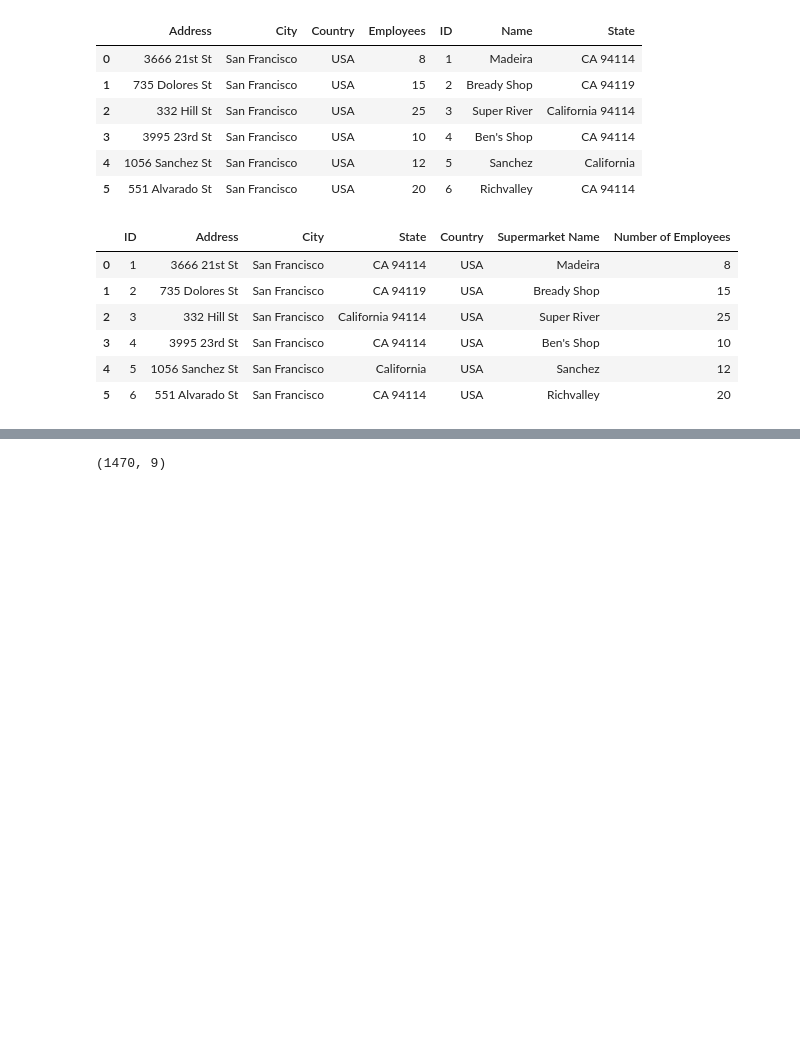
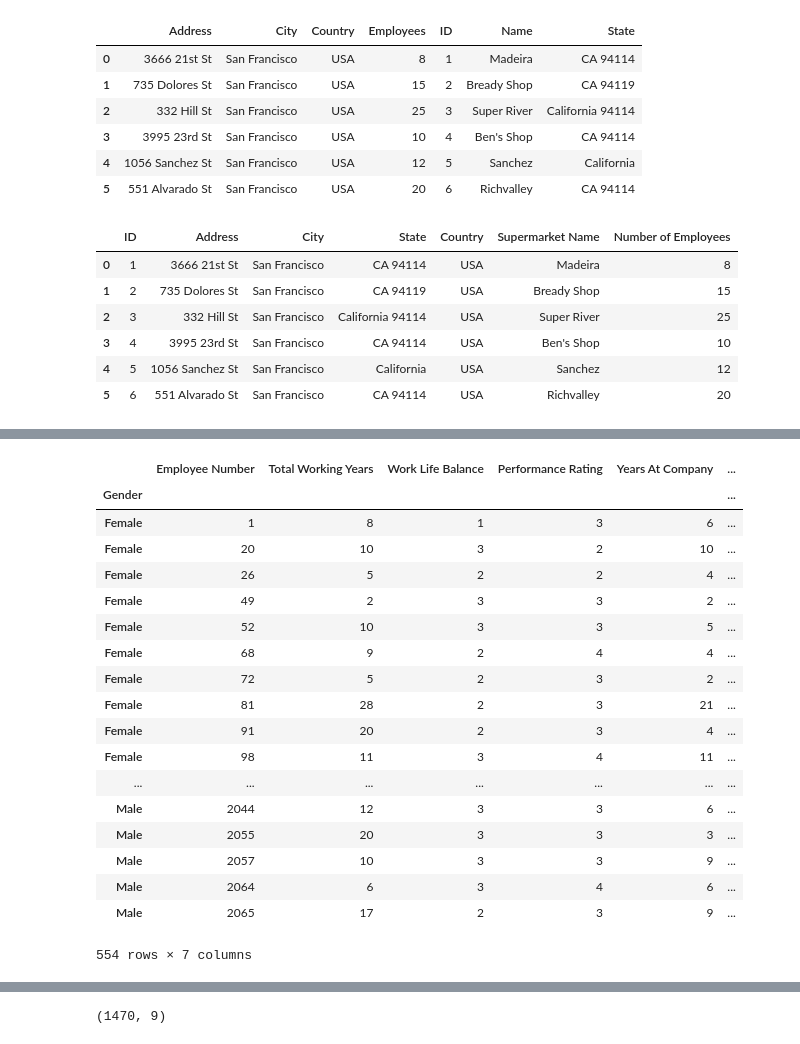
Before and after one commit to singsuyash/gcdai, a Jupyter notebook: notes/class-30-31-march.ipynb, the cells around one changed output, grey strips where cells are left out. Drawn from its saved outputs; the diff is of its cells as text; code cells hidden in the pictures; blank space fills up the shorter version.

```diff
--- a/notes/class-30-31-march.ipynb
+++ b/notes/class-30-31-march.ipynb
@@ -396,4 +396,4 @@ excel_df
 | 4 | 5 | 1056 Sanchez St | San Francisco | California | USA | Sanchez | 12 |
 | 5 | 6 | 551 Alvarado St | San Francisco | CA 94114 | USA | Richvalley | 20 |
 # %%
-employee_df = pd.read_csv('https://raw.githubusercontent.com/insaid2018/Term-1/master/Data/Casestudy/Employee%20data.csv'
+employee_df = pd.read_csv('https://raw.githubusercontent.com/insaid2018/Term-1/master/Data/Casestudy/Employee%20data.csv')
@@ -406,0 +409,22 @@ employee_df = pd.read_csv('https://raw.githubusercontent.com/insaid2018/Term-1/m
+# %%
+employee_df.set_index(["Gender","Skills"]).xs('Sales',level="Skills")
+# %% [output]
+|  | Employee Number | Total Working Years | Work Life Balance | Performance Rating | Years At Company | ... |
+| Gender |  |  |  |  |  | ... |
+| Female | 1 | 8 | 1 | 3 | 6 | ... |
+| Female | 20 | 10 | 3 | 2 | 10 | ... |
+| Female | 26 | 5 | 2 | 2 | 4 | ... |
+| Female | 49 | 2 | 3 | 3 | 2 | ... |
+| Female | 52 | 10 | 3 | 3 | 5 | ... |
+| Female | 68 | 9 | 2 | 4 | 4 | ... |
+| Female | 72 | 5 | 2 | 3 | 2 | ... |
+| Female | 81 | 28 | 2 | 3 | 21 | ... |
+| Female | 91 | 20 | 2 | 3 | 4 | ... |
+| Female | 98 | 11 | 3 | 4 | 11 | ... |
+| ... | ... | ... | ... | ... | ... | ... |
+| Male | 2044 | 12 | 3 | 3 | 6 | ... |
+| Male | 2055 | 20 | 3 | 3 | 3 | ... |
+| Male | 2057 | 10 | 3 | 3 | 9 | ... |
+| Male | 2064 | 6 | 3 | 4 | 6 | ... |
+| Male | 2065 | 17 | 2 | 3 | 9 | ... |
+554 rows × 7 columns
```
Also changed, not shown: parts of 53 cells of this notebook.
